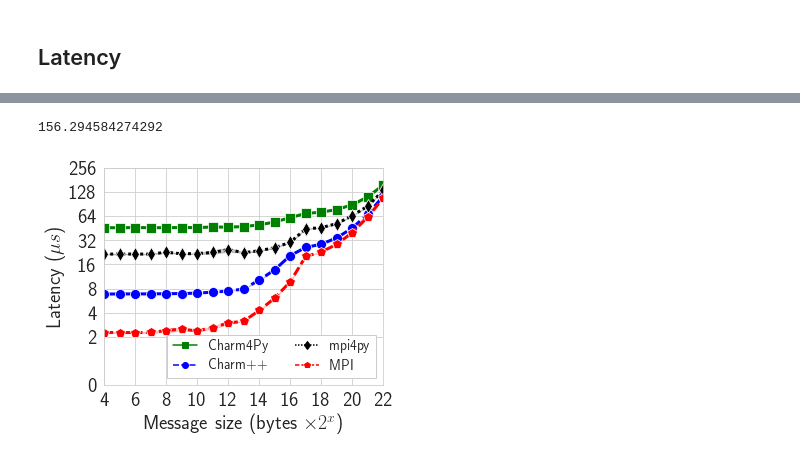
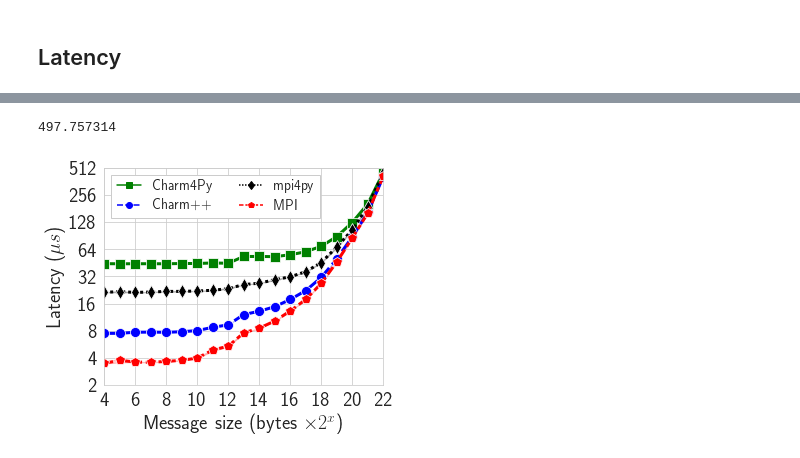
Before and after one commit to UIUC-PPL/charm4py-mpi4py-compare, a Jupyter notebook: analysis/analyze_microbench.ipynb, the cells around one changed output, grey strips where cells are left out. Drawn from its saved outputs; the diff is of its cells as text; code cells hidden in the pictures.

```diff
--- a/analysis/analyze_microbench.ipynb
+++ b/analysis/analyze_microbench.ipynb
@@ -917,26 +1111,26 @@ intra_lat['Msg Size'] = np.log2(intra_lat['Msg Size'])
 # %%
 # Plot latency with the MPI backend, intra-socket
-print(max(intra_lat[" One-way Time (us)"]))
+print(max(inter_lat[" One-way Time (us)"]))
 sns.set_style("whitegrid")
 f, ax = plt.subplots(figsize=(5,4))
-sns.lineplot(x="Msg Size", y=" One-way Time (us)", data=intra_lat,hue="framework", style="framework",
+sns.lineplot(x="Msg Size", y=" One-way Time (us)", data=inter_lat,hue="framework", style="framework",
               palette = ['green','blue', 'black', 'red'],ax=ax,ci=99, markers=['s','o', 'd', 'p'],
               linewidth=3, markersize=10)
-ax.legend(fontsize = 14, loc = 'lower right', fancybox = False, framealpha = 1,
+ax.legend(fontsize = 14, loc = 'upper left', fancybox = False, framealpha = 1,
               handlelength = 1.7, ncol = 2)
 ax.tick_params( which = 'major', labelsize = 20 )
 ax.set_xlim(4, 22)
 ax.set_xticks(range(4,23,2))
-ax.set_yscale('symlog', base=2,linthresh=2)
-ax.set_ylim(0, 1<<8)
+ax.set_yscale('log', base=2)
+ax.set_ylim(2, 1<<9)
 ax.grid(True, which='major')
 ax.grid(True, which='minor')
-# ax.set_yticks([0, 1<<1, 1<<3, 1<<5, 7<<9, 1<<11, 1<<13, 1<<15])
-ax.set_yticklabels([0, 2, 4, 8, 16, 32, 64, 128, 256])
+ax.set_yticks([2,4,8,16,32,64,128,256,512])
+ax.set_yticklabels([2, 4, 8, 16, 32, 64, 128, 256, 512])
 ax.set_xticklabels([4,6,8,10,12,14,16,18,20,22])
 ax.set_ylabel('Latency ($\\mu s$)', fontsize=20)
 ax.set_xlabel('Message size (bytes $\\times 2^x$)', fontsize=20)
-plt.savefig('all_lat_intranode_gpu.pdf', bbox_inches='tight', dpi=300)
+plt.savefig('all_lat_internode_gpu.pdf', bbox_inches='tight', dpi=300)
 # %% [output]
-156.294584274292
+497.757314
-[figure, old version]
+[figure, new version]
```
Also changed, not shown: parts of 13 cells of this notebook, 2 other files.
